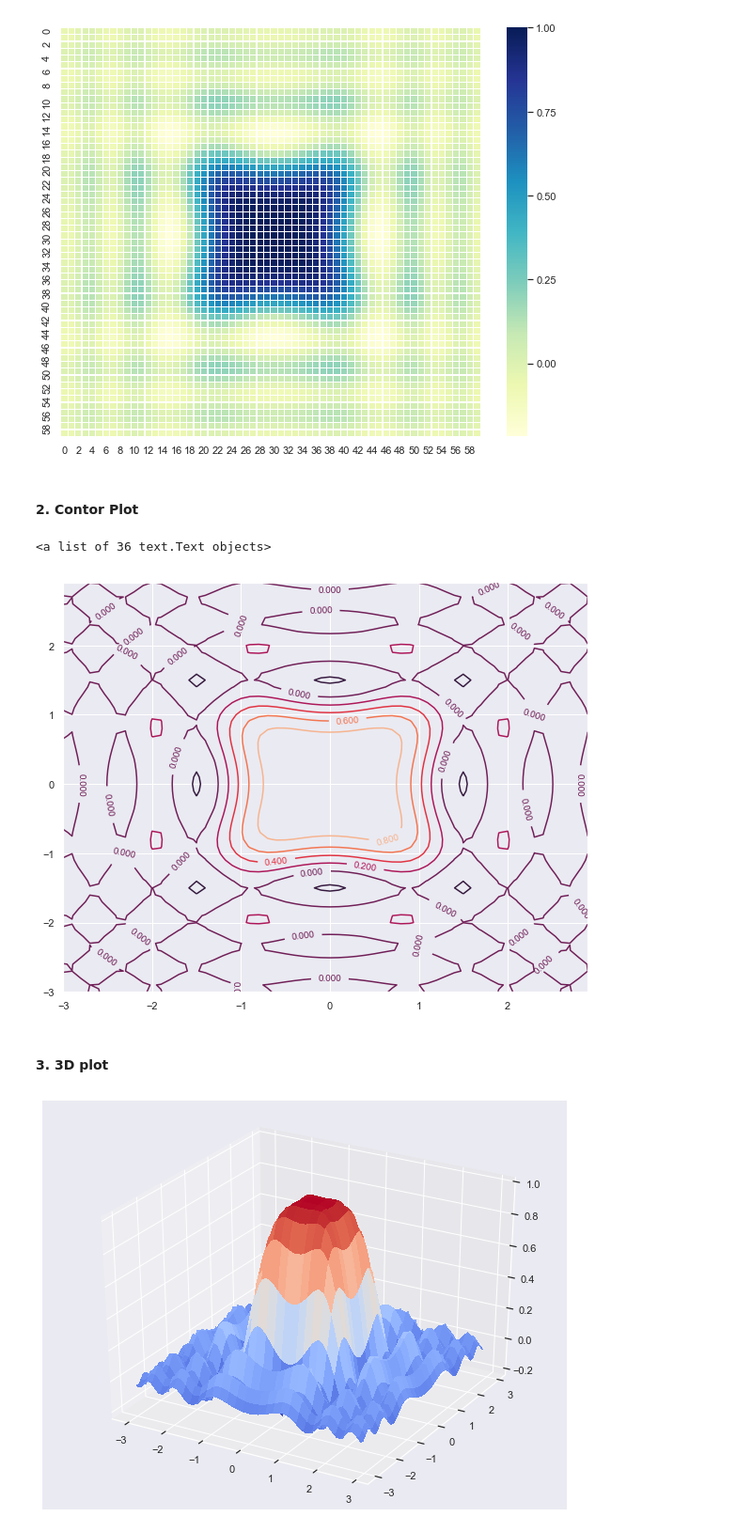
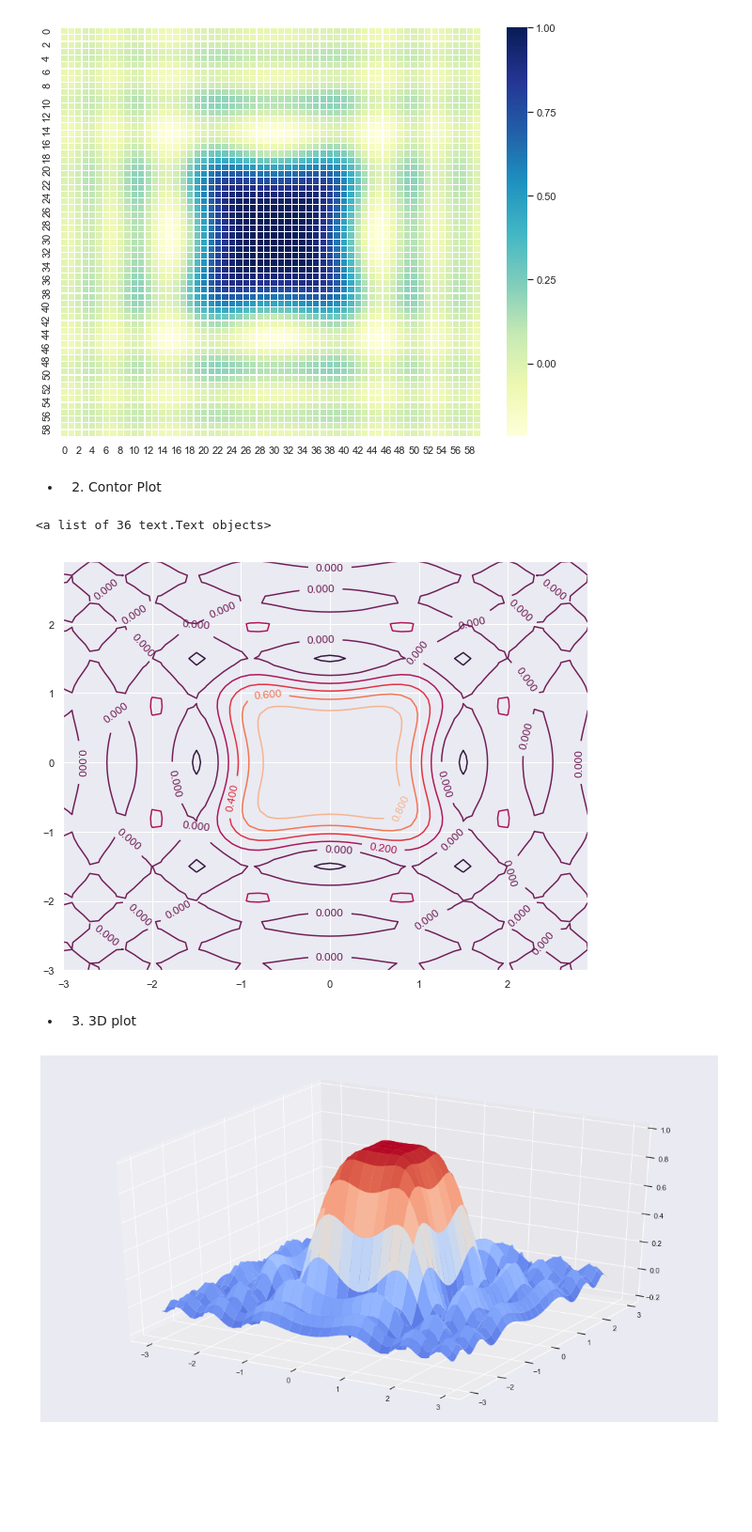
Before and after one commit to npshub/numpy, a Jupyter notebook: 3.Meshgrid.ipynb, the cells around one changed output. Shown: that part at 94% size. Drawn from its saved outputs; the diff is of its cells as text; code cells hidden in the pictures; blank space fills up the shorter version.

```diff
--- a/3.Meshgrid.ipynb
+++ b/3.Meshgrid.ipynb
@@ -72,13 +121,13 @@ sns.heatmap(ZG, annot =False,cmap ="YlGnBu",linewidths=.2)
 <matplotlib.axes._subplots.AxesSubplot at 0x...>
 [figure]
 # %% [markdown]
-#### 2. Contor Plot
+- 2. Contor Plot
 # %%
 plt.figure(figsize = [10,8])
 CS = plt.contour(xs,ys,ZG)
-plt.clabel(CS, inline=1, fontsize=10)
+plt.clabel(CS)
 # %% [output]
 <a list of 36 text.Text objects>
-[figure, old version]
+[figure, new version]
 # %% [markdown]
-#### 3.  3D plot
+-  3.  3D plot
@@ -88,14 +134,15 @@ from matplotlib import cm
 # %%
-fig = plt.figure(figsize = [10,8])
+from matplotlib import cm
+from mpl_toolkits.mplot3d import Axes3D
+fig = plt.figure(figsize = [18,10])
 ax = fig.gca(projection='3d')
 
 # Plot the surface.
 surf = ax.plot_surface(XG, YG, ZG,\
                        cmap=cm.coolwarm,\
-                       linewidth=0,\
-                       antialiased=False)
+                       linewidth=0)
 
 
 plt.show()
 # %% [output]
-[figure, old version]
+[figure, new version]
```
Also changed, not shown: parts of 11 cells of this notebook, 2 other files.
